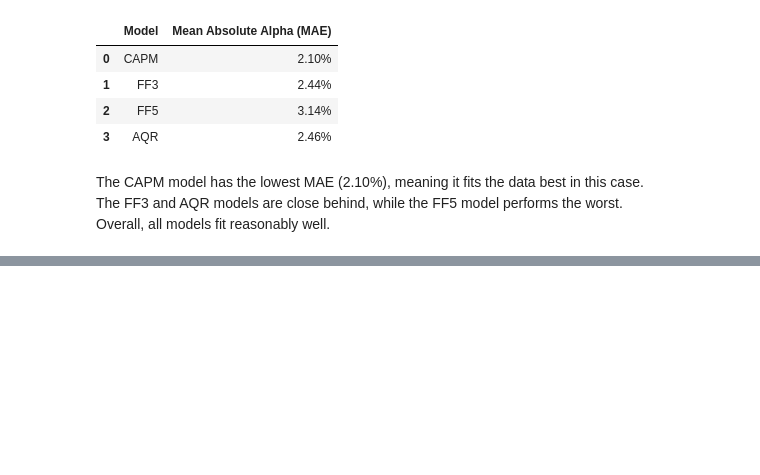
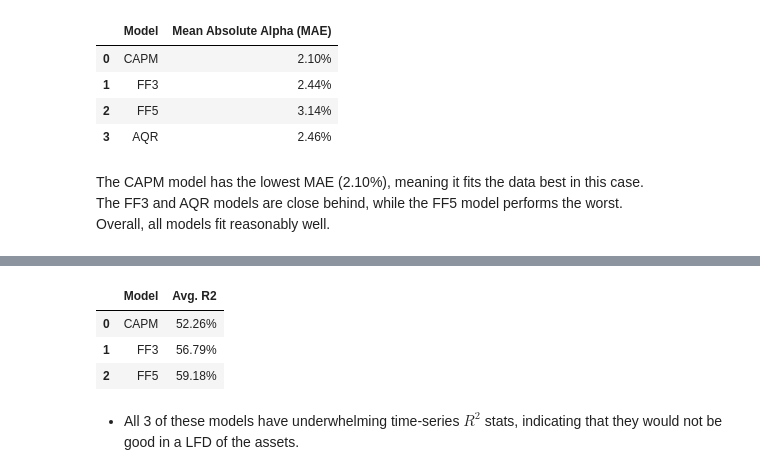
Before and after one commit to amclaugh26/PortfolioHomeworkGroupB, a Jupyter notebook: assignment_5/smart_beta_and_factor_investing.ipynb, the cells around one changed output, grey strips where cells are left out. Drawn from its saved outputs; the diff is of its cells as text; code cells hidden in the pictures; blank space fills up the shorter version.

```diff
--- a/assignment_5/smart_beta_and_factor_investing.ipynb
+++ b/assignment_5/smart_beta_and_factor_investing.ipynb
@@ -284,19 +284,27 @@ CAPM_FACTORS = ['MKT']
 FF3_FACTORS = ['MKT', 'SMB', 'HML']
 FF5_FACTORS = ['MKT', 'SMB', 'HML', 'RMW', 'CMA']
 # %%
-def calc_alphas_and_rsquared(portfolio_rets, factor_rets, freq, base_factors):
-    X = sm.add_constant(factor_rets[base_factors])
+#time series regression function
+def time_series_regression(port_rets, fact_rets, base_factors):
+    models = []
+
+    X = sm.add_constant(fact_rets[base_factors])
+    for industry in port_rets.columns:
+        y = port_rets[industry]
+        model = sm.OLS(y, X).fit()
+        models.append(model)
+
+    return models
+
+#alphas and r2 function
+def calc_alphas_and_rsquared(port_rets, mods, freq):
     alphas = []
-    r2_values = []
-    for industry in portfolio_rets.columns:
-        y = portfolio_rets[industry]
-        model = sm.OLS(y,X).fit()
-        alpha = model.params['const'] * freq
-        r2 = model.rsquared
-        alphas.append(alpha)
-        r2_values.append(r2)
+    r2 = []
+    for mod in mods:
+        alphas.append(mod.params["const"] * freq)
+        r2.append(mod.rsquared)
 
-    results = pd.DataFrame({'alpha' : alphas, 'r-squared' : r2_values}, index=portfolio_rets.columns)
+    results = pd.DataFrame({'alpha' : alphas, 'r-squared' : r2}, index=port_rets.columns)
     return results
 # %%
 def display_top_n(df, column_name, no_rows):
@@ -347,9 +355,9 @@ Test the CAPM, FF 3-Factor Model and the the FF 5-Factor Model.
 
 - Which model fits best?
 # %%
-capm_results = calc_alphas_and_rsquared(portfolio_rets, factors, 12, CAPM_FACTORS)
-ff3_results  = calc_alphas_and_rsquared(portfolio_rets, factors, 12, FF3_FACTORS)
-ff5_results  = calc_alphas_and_rsquared(portfolio_rets, factors, 12, FF5_FACTORS)
+capm_results = calc_alphas_and_rsquared(portfolio_rets, time_series_regression(portfolio_rets, factors, CAPM_FACTORS), 12)
+ff3_results  = calc_alphas_and_rsquared(portfolio_rets, time_series_regression(portfolio_rets, factors, FF3_FACTORS), 12)
+ff5_results  = calc_alphas_and_rsquared(portfolio_rets, time_series_regression(portfolio_rets, factors, FF5_FACTORS), 12)
 
 capm_mae = capm_results['alpha'].abs().mean()
 ff3_mae  = ff3_results['alpha'].abs().mean()
@@ -371,0 +394,14 @@ Overall, all models fit reasonably well.
+# %%
+capm_avg_r2 = capm_results['r-squared'].mean()
+ff3_avg_r2 = ff3_results['r-squared'].mean()
+ff5_avg_r2 = ff5_results['r-squared'].mean()
+
+comb_avg_r2 = pd.DataFrame({'Model': ['CAPM', 'FF3', 'FF5'], 'Avg. R2': [capm_avg_r2, ff3_avg_r2, ff5_avg_r2]})
+display(comb_avg_r2.style.format({'Avg. R2': '{:.2%}'}))
+# %% [output]
+|  | Model | Avg. R2 |
+| 0 | CAPM | 52.26% |
+| 1 | FF3 | 56.79% |
+| 2 | FF5 | 59.18% |
+# %% [markdown]
+- All 3 of these models have underwhelming time-series $R^2$ stats, indicating that they would not be good in a LFD of the assets.
```
Also changed, not shown: parts of 9 cells of this notebook, 4 other files.
